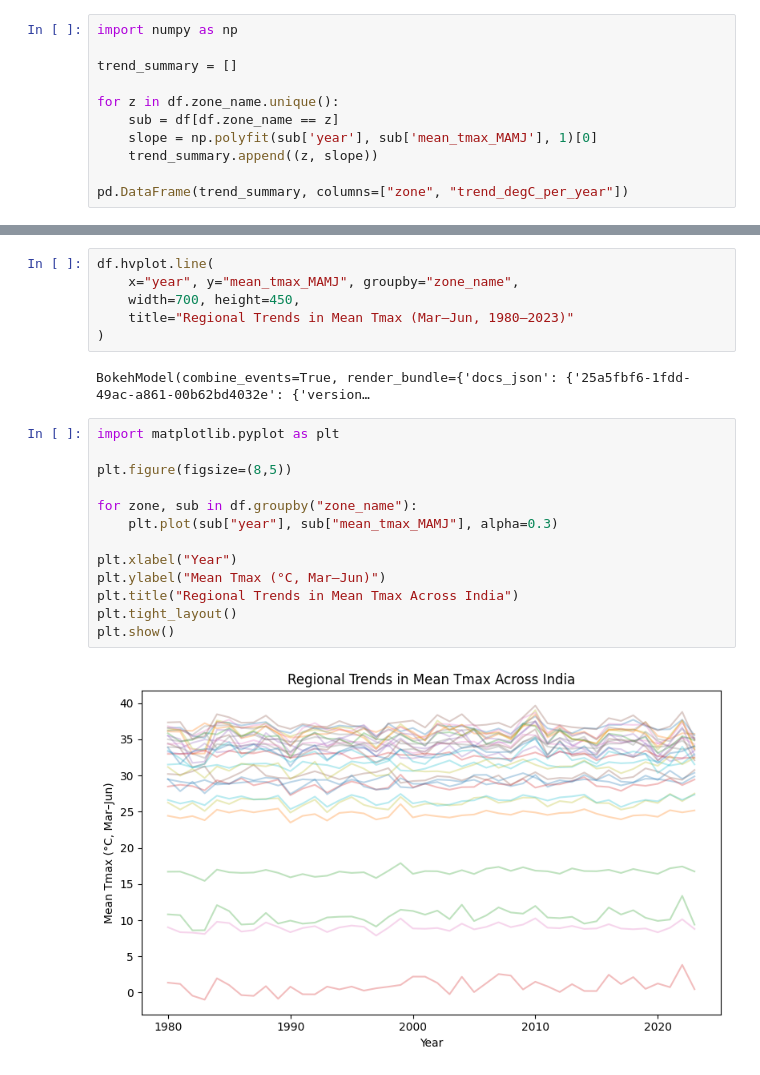
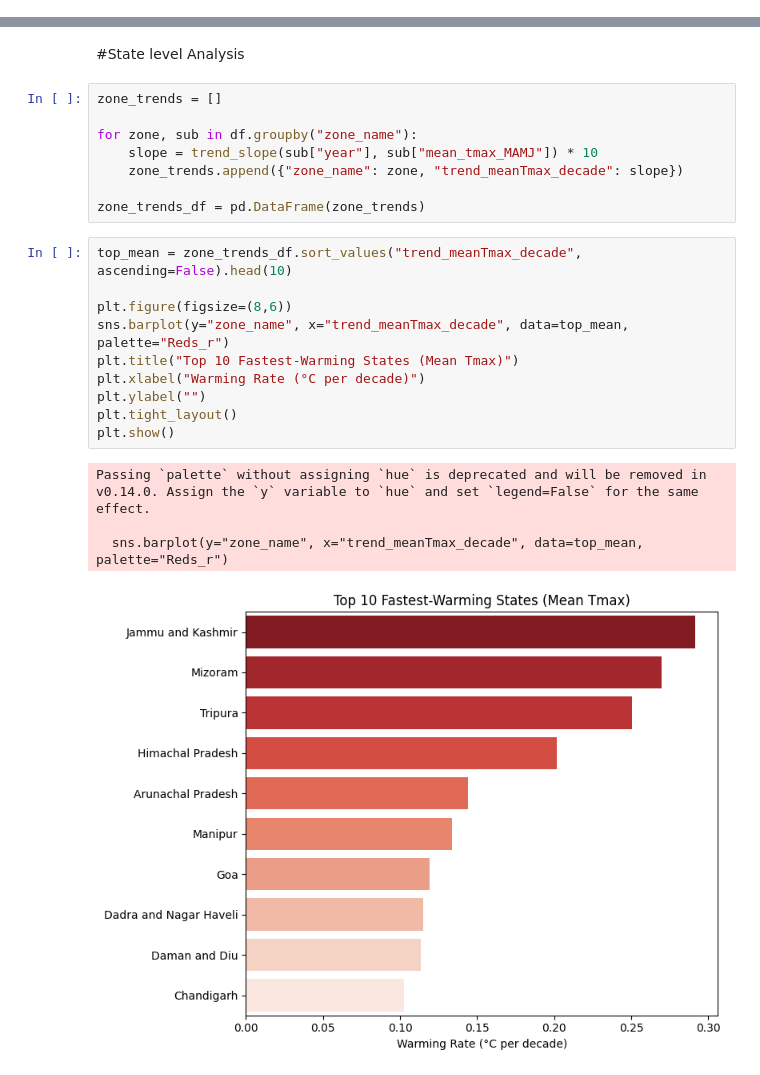
Before and after one commit to nkoppa/final-project, a Jupyter notebook: 02_visualize_heatmetrics_india.ipynb, the cells around one changed output, grey strips where cells are left out. Saved outputs shown, nothing was run; the diff lists cells and outputs as text.

```diff
--- a/02_visualize_heatmetrics_india.ipynb
+++ b/02_visualize_heatmetrics_india.ipynb
@@ -81,11 +64,0 @@ Name: onset_doy_ge_38C, dtype: float64
-# %%
-import numpy as np
-
-trend_summary = []
-
-for z in df.zone_name.unique():
-    sub = df[df.zone_name == z]
-    slope = np.polyfit(sub['year'], sub['mean_tmax_MAMJ'], 1)[0]
-    trend_summary.append((z, slope))
-
-pd.DataFrame(trend_summary, columns=["zone", "trend_degC_per_year"])
@@ -310,23 +140,25 @@ plt.show()
-# %%
-df.hvplot.line(
-    x="year", y="mean_tmax_MAMJ", groupby="zone_name",
-    width=700, height=450,
-    title="Regional Trends in Mean Tmax (Mar–Jun, 1980–2023)"
-)
-# %% [output]
-BokehModel(combine_events=True, render_bundle={'docs_json': {'25a5fbf6-1fdd-49ac-a861-00b62bd4032e': {'version…
-# %%
-import matplotlib.pyplot as plt
-
-plt.figure(figsize=(8,5))
-
-for zone, sub in df.groupby("zone_name"):
-    plt.plot(sub["year"], sub["mean_tmax_MAMJ"], alpha=0.3)
-
-plt.xlabel("Year")
-plt.ylabel("Mean Tmax (°C, Mar–Jun)")
-plt.title("Regional Trends in Mean Tmax Across India")
-plt.tight_layout()
-plt.show()
-# %% [output]
-[figure, removed]
+# %% [markdown]
+#State level Analysis
+# %%
+zone_trends = []
+
+for zone, sub in df.groupby("zone_name"):
+    slope = trend_slope(sub["year"], sub["mean_tmax_MAMJ"]) * 10
+    zone_trends.append({"zone_name": zone, "trend_meanTmax_decade": slope})
+
+zone_trends_df = pd.DataFrame(zone_trends)
+# %%
+top_mean = zone_trends_df.sort_values("trend_meanTmax_decade", ascending=False).head(10)
+
+plt.figure(figsize=(8,6))
+sns.barplot(y="zone_name", x="trend_meanTmax_decade", data=top_mean, palette="Reds_r")
+plt.title("Top 10 Fastest-Warming States (Mean Tmax)")
+plt.xlabel("Warming Rate (°C per decade)")
+plt.ylabel("")
+plt.tight_layout()
+plt.show()
+# %% [output]
+Passing `palette` without assigning `hue` is deprecated and will be removed in v0.14.0. Assign the `y` variable to `hue` and set `legend=False` for the same effect.
+
+  sns.barplot(y="zone_name", x="trend_meanTmax_decade", data=top_mean, palette="Reds_r")
+[figure, added]
```
Also changed, not shown: parts of 21 cells of this notebook, 2 other files.
